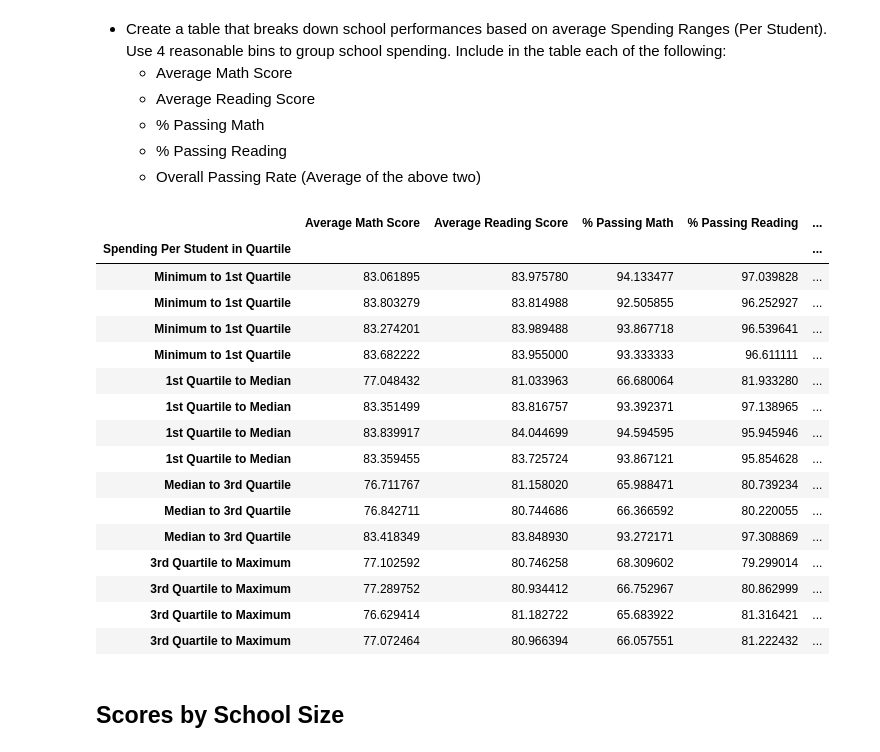
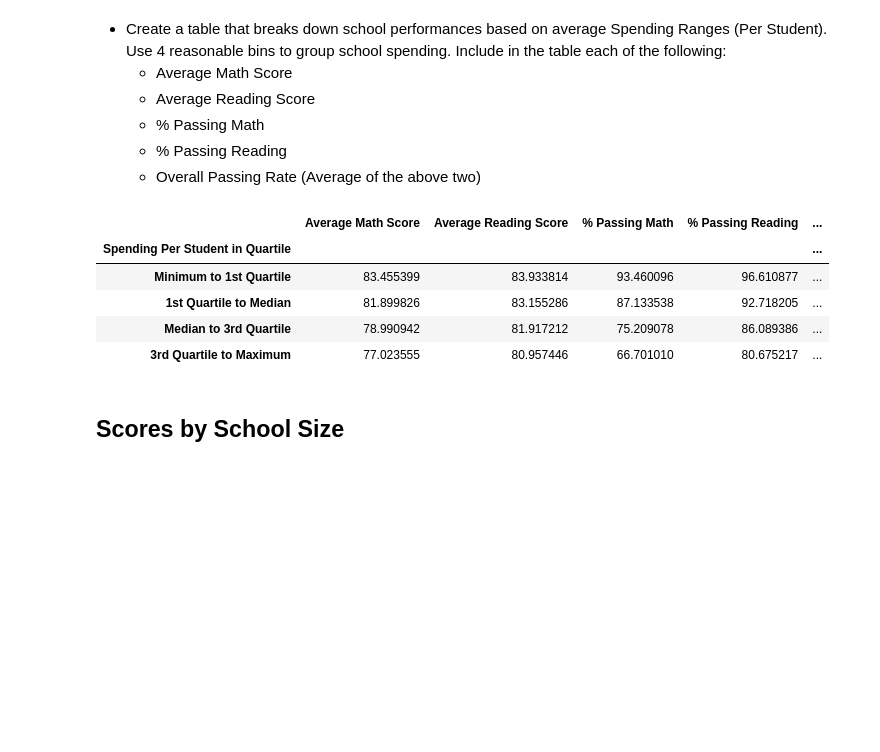
Before and after one commit to MrMrRPG/pandas-challenge, a Jupyter notebook: PyCitySchools/PyCitySchools_starter.ipynb, the cells around one changed output. Saved outputs shown, nothing was run; the diff lists cells and outputs as text; code cells hidden in the pictures; blank space fills up the shorter version.

Commit message:
Problem solved but index column could be written better

```diff
--- a/PyCitySchools/PyCitySchools_starter.ipynb
+++ b/PyCitySchools/PyCitySchools_starter.ipynb
@@ -336,49 +336,39 @@ skl_summary_df[skl_summary_df.columns[1:]] = skl_summary_df[skl_summary_df.colum
 # %%
 # Definitions
 max_student_budget = skl_summary_df['Per Studnet Budget'].max()
 min_student_budget = skl_summary_df['Per Studnet Budget'].min()
 mean_student_budget = skl_summary_df['Per Studnet Budget'].mean()
 q1_student_budget = skl_summary_df['Per Studnet Budget'].quantile(.25)
 median_student_budget = skl_summary_df['Per Studnet Budget'].median()
 q3_student_budget = skl_summary_df['Per Studnet Budget'].quantile(.75)
 
 # Cost Per Student bin and index
 cost_bin = [min_student_budget, q1_student_budget, median_student_budget,
             q3_student_budget, max_student_budget]
 
 cost_index = ["Minimum to 1st Quartile", "1st Quartile to Median", "Median to 3rd Quartile",
              "3rd Quartile to Maximum"]
 
 skl_summary_df["Spending Per Student in Quartile"] = pd.cut(
                     skl_summary_df['Per Studnet Budget'], cost_bin, labels=cost_index, include_lowest=True)
 
 # score columns
 score_columns = ["Average Math Score", "Average Reading Score", "% Passing Math", "% Passing Reading",
     "% Overall Passing"]
 
 # Groupby our fresh column
-student_budget_df = skl_summary_df
-student_budget_df = student_budget_df.set_index("Spending Per Student in Quartile")[score_columns]
-student_budget_df.sort_values("Spending Per Student in Quartile")
+student_budget_df = skl_summary_df.groupby("Spending Per Student in Quartile")
+student_budget_df[score_columns].mean()
+# student_budget_df = student_budget_df.set_index("Spending Per Student in Quartile")[score_columns]
+# student_budget_df.sort_values("Spending Per Student in Quartile")
 # student_budget_df.max()
 # %% [output]
 |  | Average Math Score | Average Reading Score | % Passing Math | % Passing Reading | ... |
 | Spending Per Student in Quartile |  |  |  |  | ... |
-| Minimum to 1st Quartile | 83.061895 | 83.975780 | 94.133477 | 97.039828 | ... |
-| Minimum to 1st Quartile | 83.803279 | 83.814988 | 92.505855 | 96.252927 | ... |
-| Minimum to 1st Quartile | 83.274201 | 83.989488 | 93.867718 | 96.539641 | ... |
-| Minimum to 1st Quartile | 83.682222 | 83.955000 | 93.333333 | 96.611111 | ... |
-| 1st Quartile to Median | 77.048432 | 81.033963 | 66.680064 | 81.933280 | ... |
-| 1st Quartile to Median | 83.351499 | 83.816757 | 93.392371 | 97.138965 | ... |
-| 1st Quartile to Median | 83.839917 | 84.044699 | 94.594595 | 95.945946 | ... |
-| 1st Quartile to Median | 83.359455 | 83.725724 | 93.867121 | 95.854628 | ... |
-| Median to 3rd Quartile | 76.711767 | 81.158020 | 65.988471 | 80.739234 | ... |
-| Median to 3rd Quartile | 76.842711 | 80.744686 | 66.366592 | 80.220055 | ... |
-| Median to 3rd Quartile | 83.418349 | 83.848930 | 93.272171 | 97.308869 | ... |
-| 3rd Quartile to Maximum | 77.102592 | 80.746258 | 68.309602 | 79.299014 | ... |
-| 3rd Quartile to Maximum | 77.289752 | 80.934412 | 66.752967 | 80.862999 | ... |
-| 3rd Quartile to Maximum | 76.629414 | 81.182722 | 65.683922 | 81.316421 | ... |
-| 3rd Quartile to Maximum | 77.072464 | 80.966394 | 66.057551 | 81.222432 | ... |
+| Minimum to 1st Quartile | 83.455399 | 83.933814 | 93.460096 | 96.610877 | ... |
+| 1st Quartile to Median | 81.899826 | 83.155286 | 87.133538 | 92.718205 | ... |
+| Median to 3rd Quartile | 78.990942 | 81.917212 | 75.209078 | 86.089386 | ... |
+| 3rd Quartile to Maximum | 77.023555 | 80.957446 | 66.701010 | 80.675217 | ... |
 # %% [markdown]
 ## Scores by School Size
 # %% [markdown]
```
Also changed, not shown: parts of 2 cells of this notebook.
